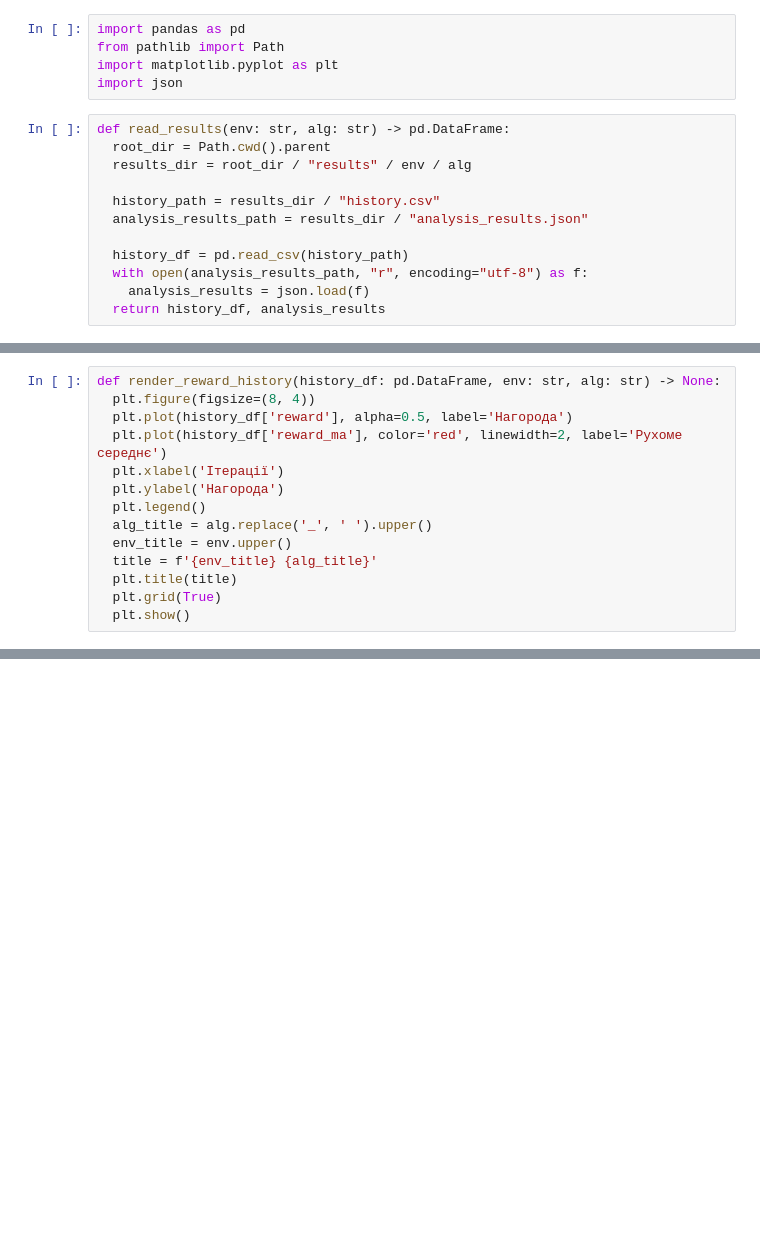
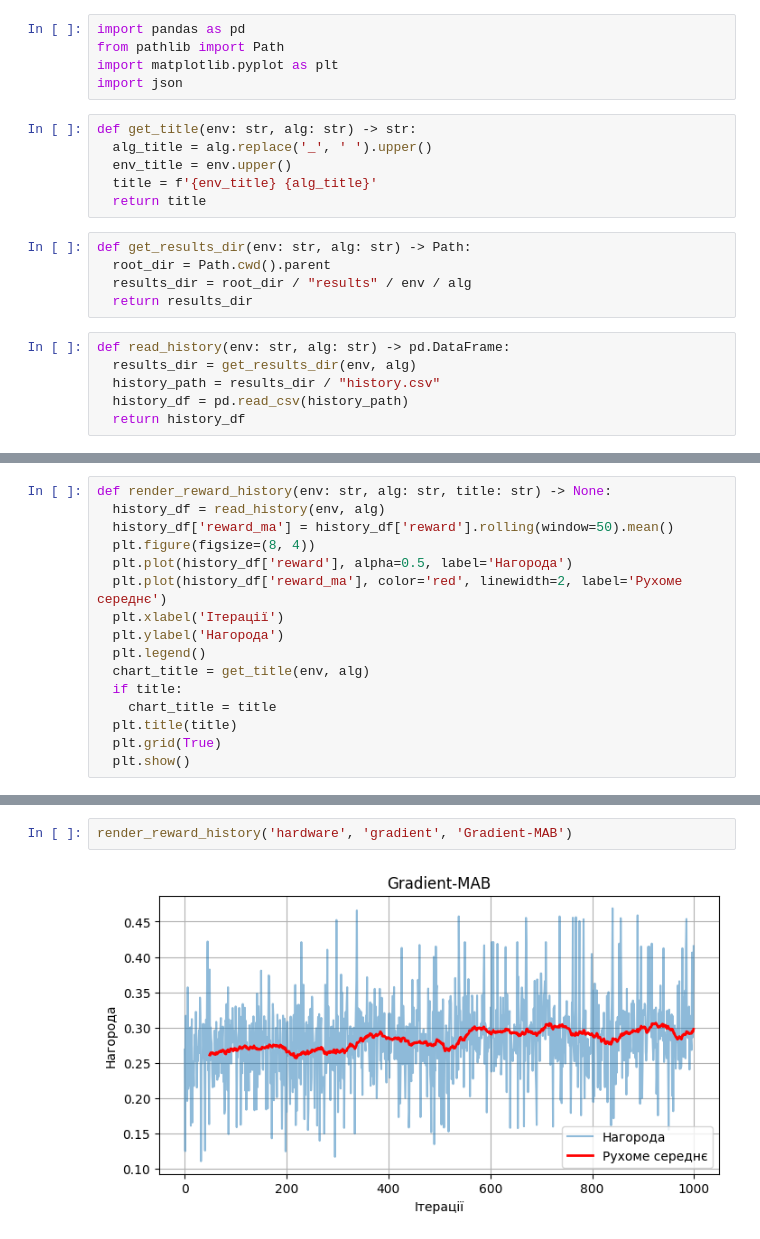
Before and after one commit to georgelviv/lora-tunning, a Jupyter notebook: tools/charts.ipynb, the cells around one changed output, grey strips where cells are left out. Saved outputs shown, nothing was run; the diff lists cells and outputs as text; blank space fills up the shorter version.

```diff
--- a/tools/charts.ipynb
+++ b/tools/charts.ipynb
@@ -3,15 +3,20 @@ import pandas as pd
 from pathlib import Path
 import matplotlib.pyplot as plt
 import json
+# %%
+def get_title(env: str, alg: str) -> str:
+  alg_title = alg.replace('_', ' ').upper()
+  env_title = env.upper()
+  title = f'{env_title} {alg_title}'
+  return title
+# %%
+def get_results_dir(env: str, alg: str) -> Path:
+  root_dir = Path.cwd().parent
+  results_dir = root_dir / "results" / env / alg
+  return results_dir
 # %%
-def read_results(env: str, alg: str) -> pd.DataFrame:
-  root_dir = Path.cwd().parent
-  results_dir = root_dir / "results" / env / alg
-
+def read_history(env: str, alg: str) -> pd.DataFrame:
+  results_dir = get_results_dir(env, alg)
   history_path = results_dir / "history.csv"
-  analysis_results_path = results_dir / "analysis_results.json"
-
   history_df = pd.read_csv(history_path)
-  with open(analysis_results_path, "r", encoding="utf-8") as f:
-    analysis_results = json.load(f)
-  return history_df, analysis_results
+  return history_df
@@ -18,14 +30,16 @@ def read_results(env: str, alg: str) -> pd.DataFrame:
 # %%
-def render_reward_history(history_df: pd.DataFrame, env: str, alg: str) -> None:
+def render_reward_history(env: str, alg: str, title: str) -> None:
+  history_df = read_history(env, alg)
+  history_df['reward_ma'] = history_df['reward'].rolling(window=50).mean()
   plt.figure(figsize=(8, 4))
   plt.plot(history_df['reward'], alpha=0.5, label='Нагорода')
   plt.plot(history_df['reward_ma'], color='red', linewidth=2, label='Рухоме середнє')
   plt.xlabel('Ітерації')
   plt.ylabel('Нагорода')
   plt.legend()
-  alg_title = alg.replace('_', ' ').upper()
-  env_title = env.upper()
-  title = f'{env_title} {alg_title}'
+  chart_title = get_title(env, alg)
+  if title:
+    chart_title = title
   plt.title(title)
   plt.grid(True)
   plt.show()
@@ -64,0 +122,4 @@ analyse()
+# %%
+render_reward_history('hardware', 'gradient', 'Gradient-MAB')
+# %% [output]
+[figure, added]
```
Also changed, not shown: parts of 8 cells of this notebook, 27 other files.
